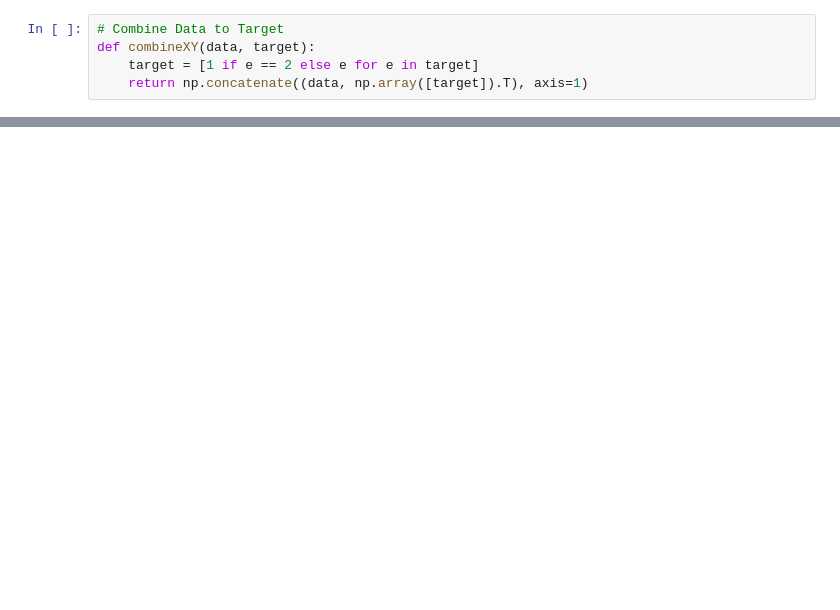
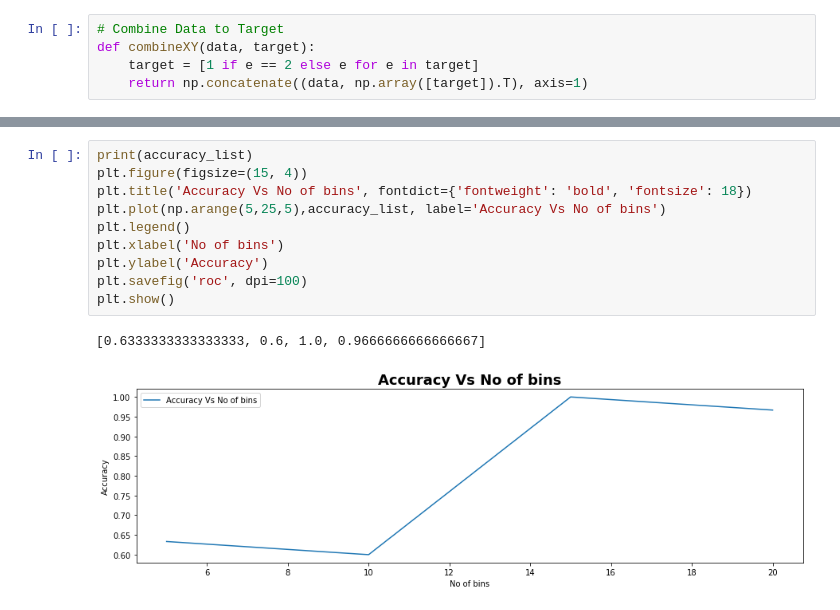
Before and after one commit to ShivanjaliR/Machine-Learning, a Jupyter notebook: Assignments/HW3/ID3_3.2.ipynb, the cells around one changed output, grey strips where cells are left out. Cells and saved outputs as stored; diff of their text form; blank space fills up the shorter version.

```diff
--- a/Assignments/HW3/ID3_3.2.ipynb
+++ b/Assignments/HW3/ID3_3.2.ipynb
@@ -582,0 +532,13 @@ len(testing_set)
+# %%
+print(accuracy_list)
+plt.figure(figsize=(15, 4))
+plt.title('Accuracy Vs No of bins', fontdict={'fontweight': 'bold', 'fontsize': 18})
+plt.plot(np.arange(5,25,5),accuracy_list, label='Accuracy Vs No of bins')
+plt.legend()
+plt.xlabel('No of bins')
+plt.ylabel('Accuracy')
+plt.savefig('roc', dpi=100)
+plt.show()
+# %% [output]
+[0.6333333333333333, 0.6, 1.0, 0.9666666666666667]
+[figure, added]
```
Also changed, not shown: parts of 18 cells of this notebook.
